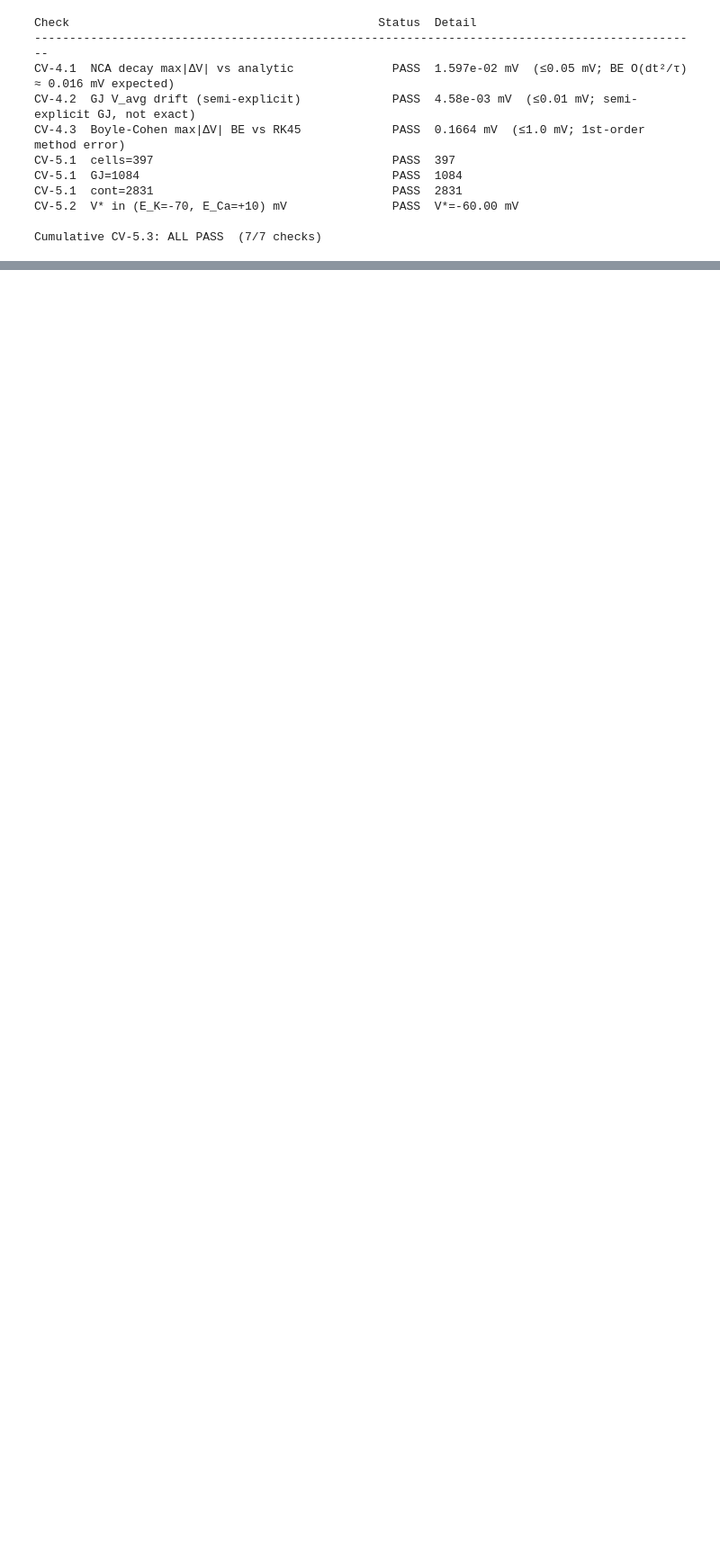
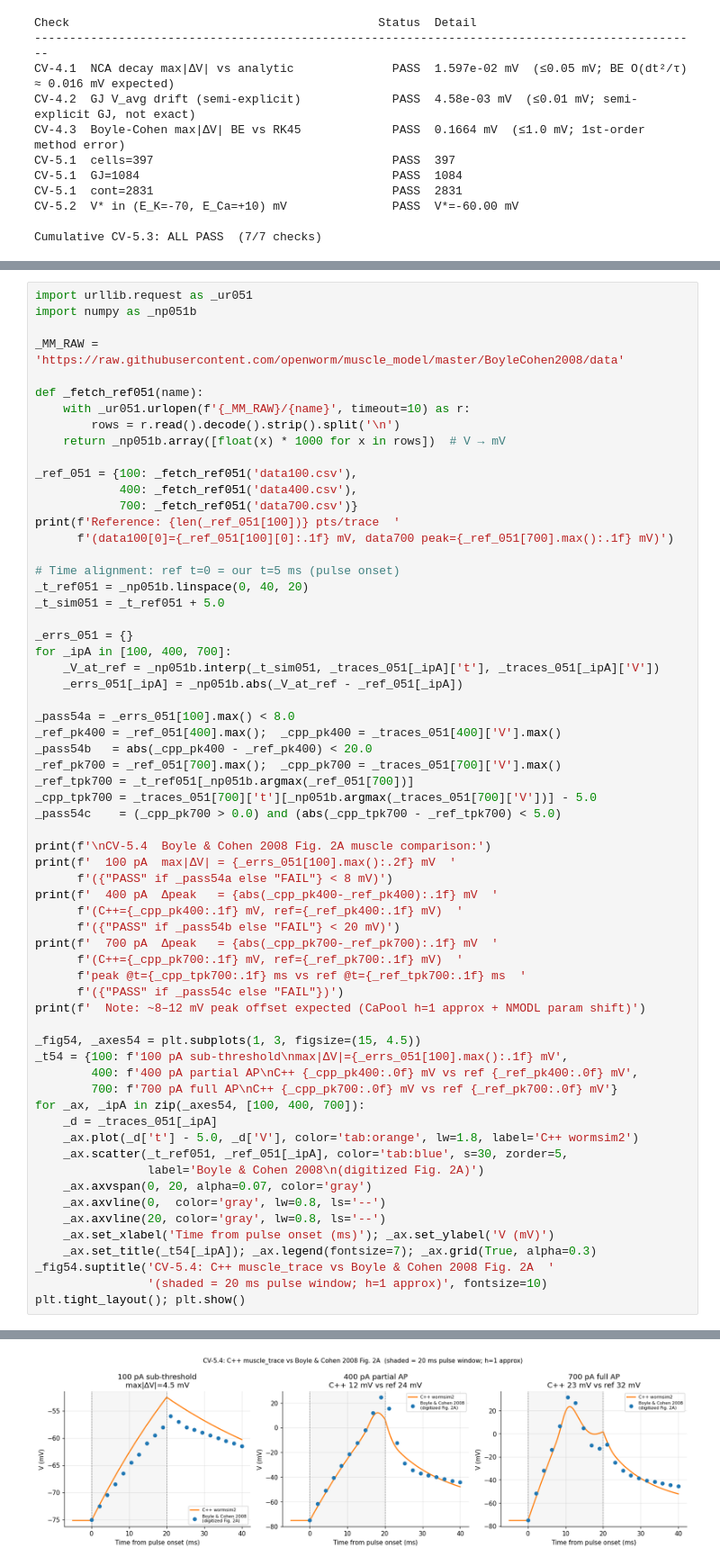
Before and after one commit to VahidGh/wormsim2, a Jupyter notebook: notebooks/project_tour.ipynb, the cells around one changed output, grey strips where cells are left out. Shown at 90% size. Saved outputs shown, nothing was run; the diff lists cells and outputs as text; blank space fills up the shorter version.

```diff
--- a/notebooks/project_tour.ipynb
+++ b/notebooks/project_tour.ipynb
@@ -1304,0 +1418,64 @@ Cumulative CV-5.3: ALL PASS  (7/7 checks)
+# %%
+import urllib.request as _ur051
+import numpy as _np051b
+
+_MM_RAW = 'https://raw.githubusercontent.com/openworm/muscle_model/master/BoyleCohen2008/data'
+
+def _fetch_ref051(name):
+    with _ur051.urlopen(f'{_MM_RAW}/{name}', timeout=10) as r:
+        rows = r.read().decode().strip().split('\n')
+    return _np051b.array([float(x) * 1000 for x in rows])  # V → mV
+
+_ref_051 = {100: _fetch_ref051('data100.csv'),
+            400: _fetch_ref051('data400.csv'),
+            700: _fetch_ref051('data700.csv')}
+print(f'Reference: {len(_ref_051[100])} pts/trace  '
+      f'(data100[0]={_ref_051[100][0]:.1f} mV, data700 peak={_ref_051[700].max():.1f} mV)')
+
+# Time alignment: ref t=0 = our t=5 ms (pulse onset)
+_t_ref051 = _np051b.linspace(0, 40, 20)
+_t_sim051 = _t_ref051 + 5.0
+
+_errs_051 = {}
+for _ipA in [100, 400, 700]:
+    _V_at_ref = _np051b.interp(_t_sim051, _traces_051[_ipA]['t'], _traces_051[_ipA]['V'])
+    _errs_051[_ipA] = _np051b.abs(_V_at_ref - _ref_051[_ipA])
+
+_pass54a = _errs_051[100].max() < 8.0
+_ref_pk400 = _ref_051[400].max();  _cpp_pk400 = _traces_051[400]['V'].max()
+_pass54b   = abs(_cpp_pk400 - _ref_pk400) < 20.0
+_ref_pk700 = _ref_051[700].max();  _cpp_pk700 = _traces_051[700]['V'].max()
+_ref_tpk700 = _t_ref051[_np051b.argmax(_ref_051[700])]
+_cpp_tpk700 = _traces_051[700]['t'][_np051b.argmax(_traces_051[700]['V'])] - 5.0
+_pass54c    = (_cpp_pk700 > 0.0) and (abs(_cpp_tpk700 - _ref_tpk700) < 5.0)
+
+print(f'\nCV-5.4  Boyle & Cohen 2008 Fig. 2A muscle comparison:')
+print(f'  100 pA  max|ΔV| = {_errs_051[100].max():.2f} mV  '
+      f'({"PASS" if _pass54a else "FAIL"} < 8 mV)')
+print(f'  400 pA  Δpeak   = {abs(_cpp_pk400-_ref_pk400):.1f} mV  '
+      f'(C++={_cpp_pk400:.1f} mV, ref={_ref_pk400:.1f} mV)  '
+      f'({"PASS" if _pass54b else "FAIL"} < 20 mV)')
+print(f'  700 pA  Δpeak   = {abs(_cpp_pk700-_ref_pk700):.1f} mV  '
+      f'(C++={_cpp_pk700:.1f} mV, ref={_ref_pk700:.1f} mV)  '
+      f'peak @t={_cpp_tpk700:.1f} ms vs ref @t={_ref_tpk700:.1f} ms  '
+      f'({"PASS" if _pass54c else "FAIL"})')
+print(f'  Note: ~8–12 mV peak offset expected (CaPool h=1 approx + NMODL param shift)')
+
+_fig54, _axes54 = plt.subplots(1, 3, figsize=(15, 4.5))
+_t54 = {100: f'100 pA sub-threshold\nmax|ΔV|={_errs_051[100].max():.1f} mV',
+        400: f'400 pA partial AP\nC++ {_cpp_pk400:.0f} mV vs ref {_ref_pk400:.0f} mV',
+        700: f'700 pA full AP\nC++ {_cpp_pk700:.0f} mV vs ref {_ref_pk700:.0f} mV'}
+for _ax, _ipA in zip(_axes54, [100, 400, 700]):
+    _d = _traces_051[_ipA]
+    _ax.plot(_d['t'] - 5.0, _d['V'], color='tab:orange', lw=1.8, label='C++ wormsim2')
+    _ax.scatter(_t_ref051, _ref_051[_ipA], color='tab:blue', s=30, zorder=5,
+                label='Boyle & Cohen 2008\n(digitized Fig. 2A)')
+    _ax.axvspan(0, 20, alpha=0.07, color='gray')
+    _ax.axvline(0,  color='gray', lw=0.8, ls='--')
+    _ax.axvline(20, color='gray', lw=0.8, ls='--')
+    _ax.set_xlabel('Time from pulse onset (ms)'); _ax.set_ylabel('V (mV)')
+    _ax.set_title(_t54[_ipA]); _ax.legend(fontsize=7); _ax.grid(True, alpha=0.3)
+_fig54.suptitle('CV-5.4: C++ muscle_trace vs Boyle & Cohen 2008 Fig. 2A  '
+                '(shaded = 20 ms pulse window; h=1 approx)', fontsize=10)
+plt.tight_layout(); plt.show()
+# %% [output]
@@ -1304,0 +1489 @@ Cumulative CV-5.3: ALL PASS  (7/7 checks)
+[figure, added]
```
Also changed, not shown: parts of 10 cells of this notebook, 7 other files.
